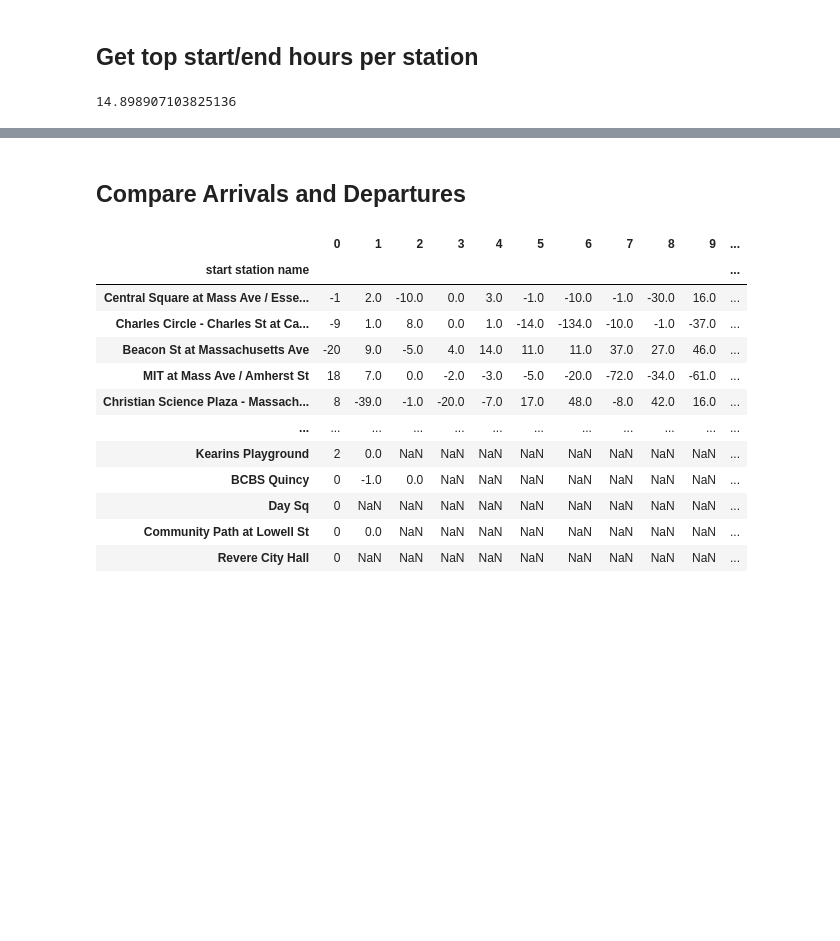
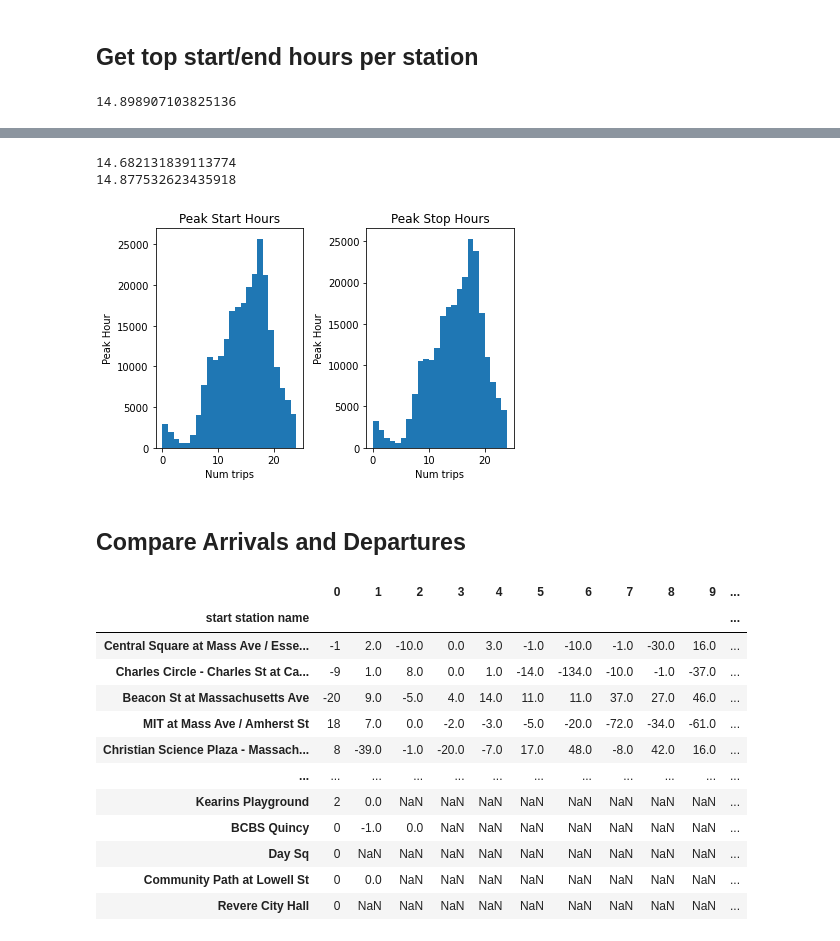
Before and after one commit to alandler/1.041_project, a Jupyter notebook: Bluebikes Analysis.ipynb, the cells around one changed output, grey strips where cells are left out. Cells and saved outputs as stored; diff of their text form; code cells hidden in the pictures; blank space fills up the shorter version.

```diff
--- a/Bluebikes Analysis.ipynb
+++ b/Bluebikes Analysis.ipynb
@@ -384,3 +366,26 @@ plt.hist(start_hours[0])
+# %%
+start_times_hours = [x/3600 for x in trips_df["start_time_only_seconds"]]
+stop_times_hours = [x/3600 for x in trips_df["stop_time_only_seconds"]]
+
+fig, axs = plt.subplots(1,2)
+axs[0].hist(start_times_hours, bins=24)
+axs[0].set_title("Peak Start Hours")
+axs[0].set_xlabel("Num trips")
+axs[0].set_ylabel("Peak Hour")
+
+axs[1].hist(stop_times_hours, bins = 24)
+axs[1].set_title("Peak Stop Hours")
+axs[1].set_xlabel("Num trips")
+axs[1].set_ylabel("Peak Hour")
+
+fig.tight_layout()
+
+print(mean(start_times_hours))
+print(mean(stop_times_hours))
+# %% [output]
+14.682131839113774
+14.877532623435918
+[figure, added]
 # %% [markdown]
 ## Compare Arrivals and Departures
 # %%
```
Also changed, not shown: parts of 29 cells of this notebook, 1 other file.
